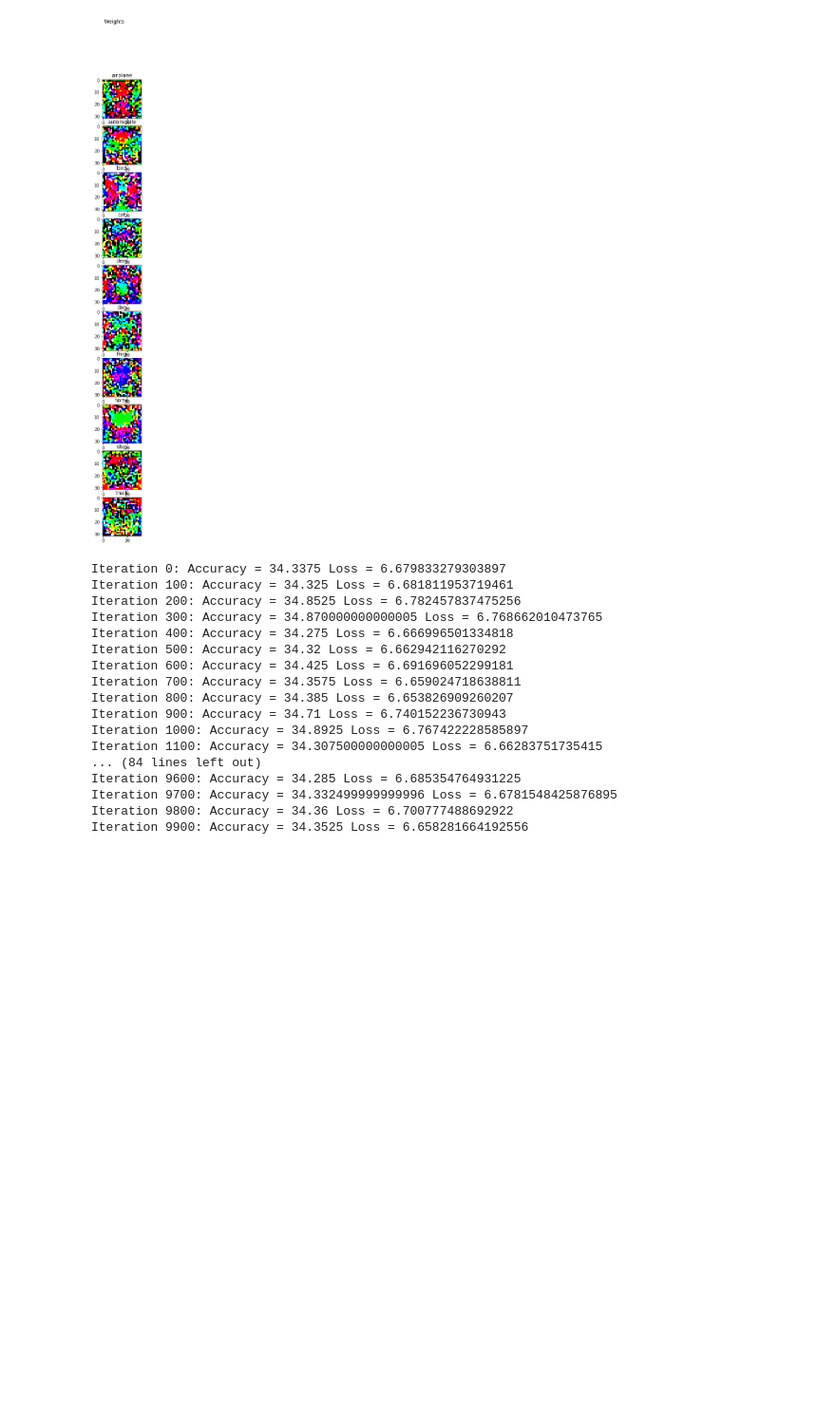
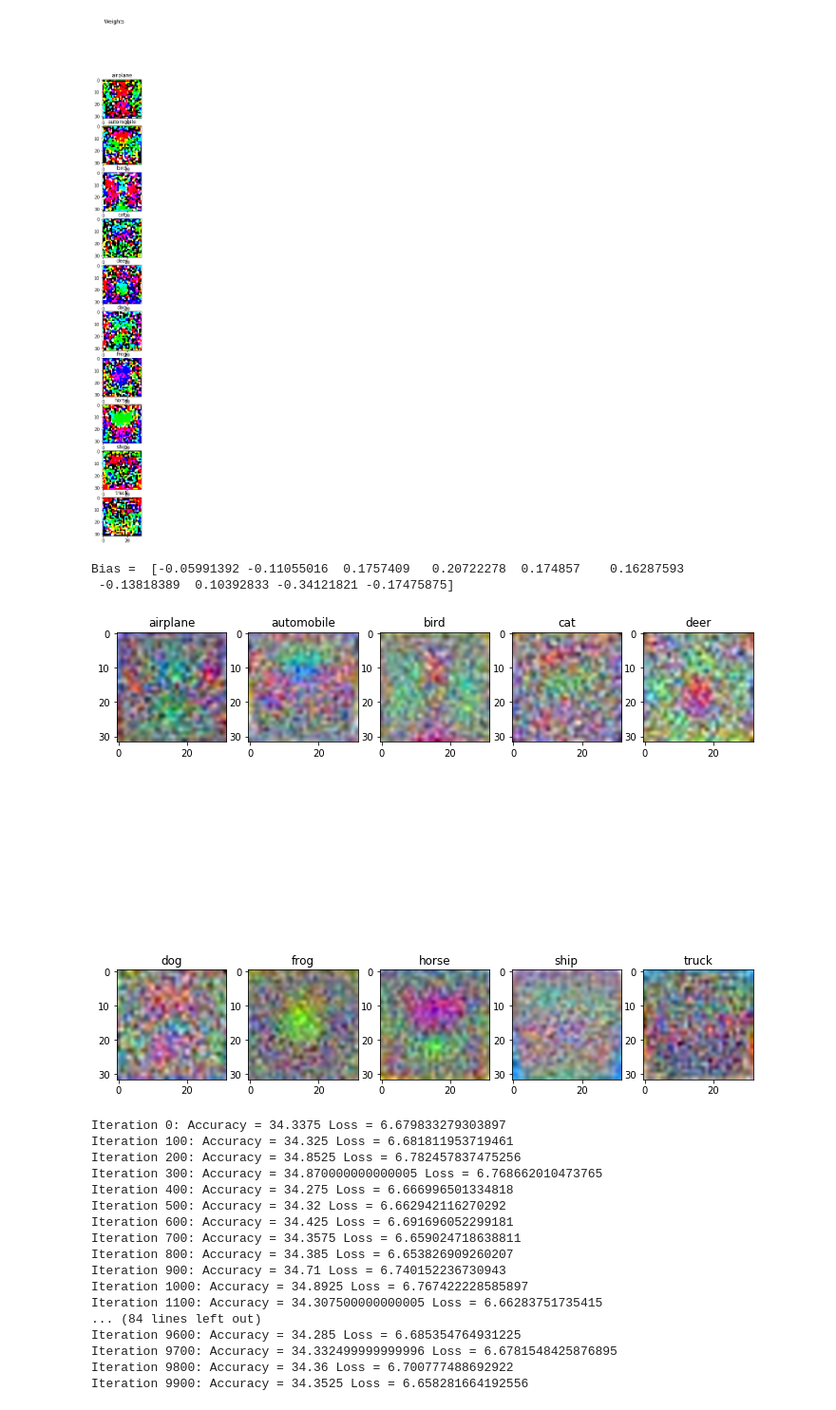
Before and after one commit to srbhchandra/NN_learn, a Jupyter notebook: SVM classification.ipynb, the cells around one changed output. Shown at 95% size. Drawn from its saved outputs; the diff is of its cells as text; code cells hidden in the pictures; blank space fills up the shorter version.

```diff
--- a/SVM classification.ipynb
+++ b/SVM classification.ipynb
@@ -229,14 +234,24 @@ class SVMClassification():
     def load_model(self, filename):
         self.weights = np.load(filename)
 
-    def visualize_weights(self, label_names):
-        fig, axes1 = plt.subplots(10,1,figsize=(20,20))
-        plt.suptitle('Weights')
+    def visualize_weights(self, label_names, h_plots=5, figsize=(12,12), interpolation='spline16'):
+        num_classes = self.weights.shape[0]
+        v_plots = num_classes / h_plots
+        if v_plots%1 != 0:
+            print("h_plots can't be supported")
+            return
+        fig, axes1 = plt.subplots(int(v_plots), h_plots, figsize=figsize)
         print("Bias = ", self.weights[:,-1])
-        for i, weight_image in enumerate(self.weights):
-            weight_image = weight_image[:-1].reshape(32, 32, 3)
-            axes1[i].set_title(label_names[i])
-            axes1[i].imshow(weight_image)
+        for i in range(int(v_plots)):
+            for j in range(h_plots):
+                k = i*h_plots + j
+                weight_image = self.weights[k][:-1]
+                weight_min = np.min(weight_image)
+                weight_max = np.max(weight_image)
+                weight_image_0_1 = (weight_image - weight_min)/(weight_max - weight_min)
+                axes1[i][j].set_aspect('equal')
+                axes1[i][j].set_title(label_names[k])
+                axes1[i][j].imshow(weight_image_0_1.reshape(32, 32, 3), interpolation=interpolation)
 # %% [markdown]
 ### Generate Correct Features and Labels
 # %%
@@ -315,6 +330,14 @@ Accuracy on Test data = 31.56
 Bias =  [-0.05991392 -0.11055016  0.1757409   0.20722278  0.174857    0.16287593
  -0.13818389  0.10392833 -0.34121821 -0.17475875]
 [figure]
+# %%
+svm = SVMClassification()
+svm.load_model('./models/svm_classification_cifar10_epochs10000_2017_05_04-14_39_14.npy')
+svm.visualize_weights(labels)
+# %% [output]
+Bias =  [-0.05991392 -0.11055016  0.1757409   0.20722278  0.174857    0.16287593
+ -0.13818389  0.10392833 -0.34121821 -0.17475875]
+[figure, added]
 # %%
 svm.train(X_train, y_train, num_epochs=num_epochs, X_val=X_val, y_val=y_val, learning_rate=0.01, delta=1,
          enable_regularization=True, regularization_rate=0.1)
```
Also changed, not shown: parts of 8 cells of this notebook, 3 other files.
